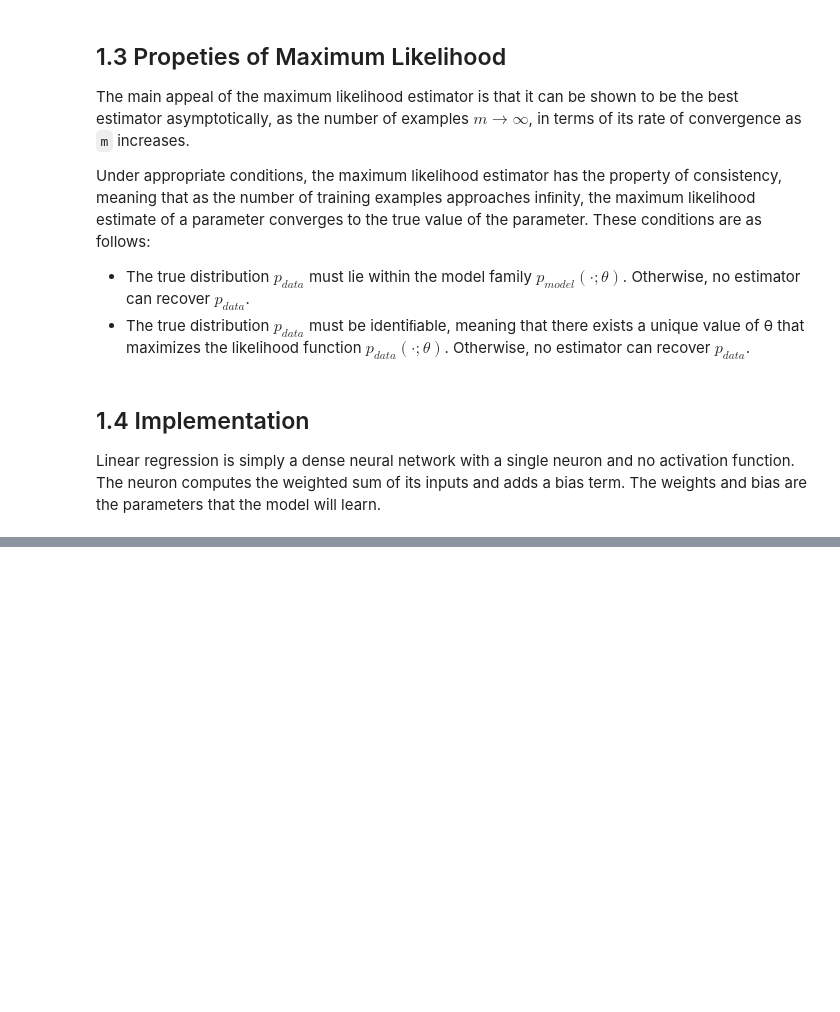
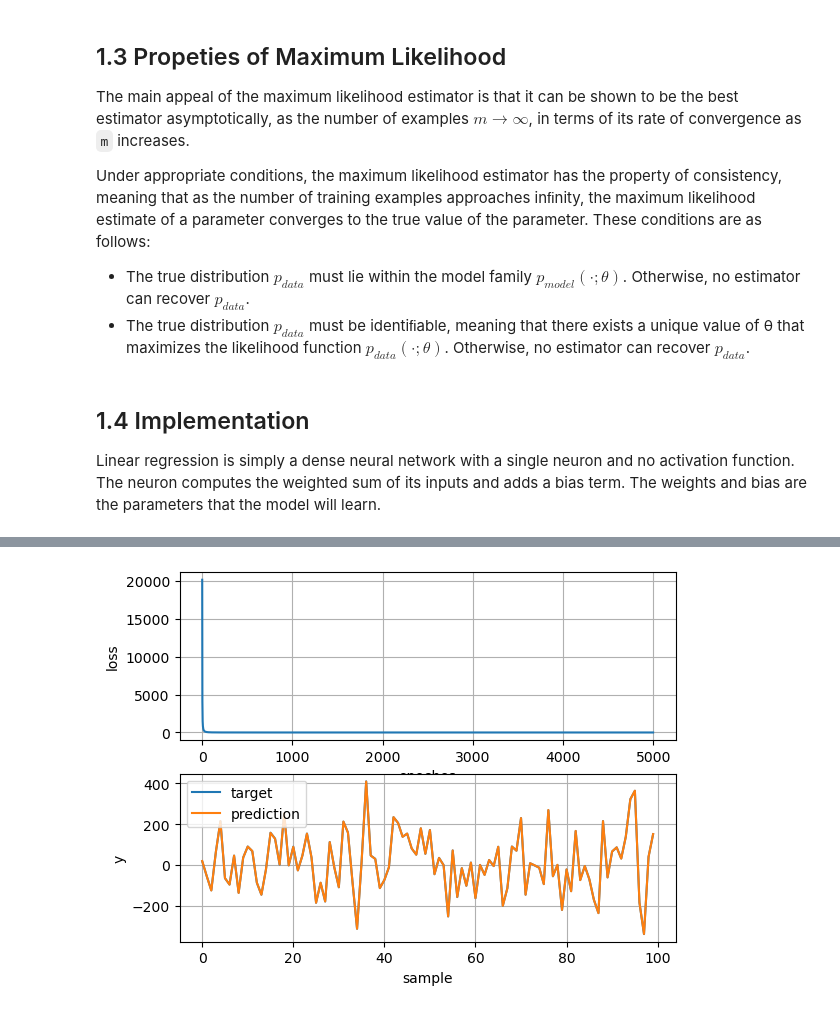
Before and after one commit to YangyangFu/mlax, a Jupyter notebook: 1-linear-regression.ipynb, the cells around one changed output, grey strips where cells are left out. Drawn from its saved outputs; the diff is of its cells as text; code cells hidden in the pictures; blank space fills up the shorter version.

Commit message:
added ordinary linear regression

```diff
--- a/1-linear-regression.ipynb
+++ b/1-linear-regression.ipynb
@@ -102,0 +76,14 @@ output:
+# %%
+# get some data
+from sklearn.datasets import make_regression
+
+X, y, true_weights = make_regression(
+    n_samples=100,
+    n_features=100,
+    n_informative=10,
+    noise=8,
+    coef=True,
+    random_state=42,
+)
+# This is very critical to avoid implicit broadcasting
+y = y.reshape(-1, 1)
@@ -102,0 +152,23 @@ output:
+# %%
+y_pred = lr.apply(params, X)
+
+# plot the loss
+import matplotlib
+from matplotlib import pyplot as plt
+
+plt.figure()
+plt.subplot(2,1,1)
+plt.plot(losses)
+plt.ylabel("loss")
+plt.xlabel("epoches")
+plt.grid()
+
+plt.subplot(2,1,2)
+plt.plot(y, label="target")
+plt.plot(y_pred, label="prediction")
+plt.ylabel("y")
+plt.xlabel("sample")
+plt.legend()
+plt.grid()
+# %% [output]
+[figure, added]
```
Also changed, not shown: parts of 2 cells of this notebook.
